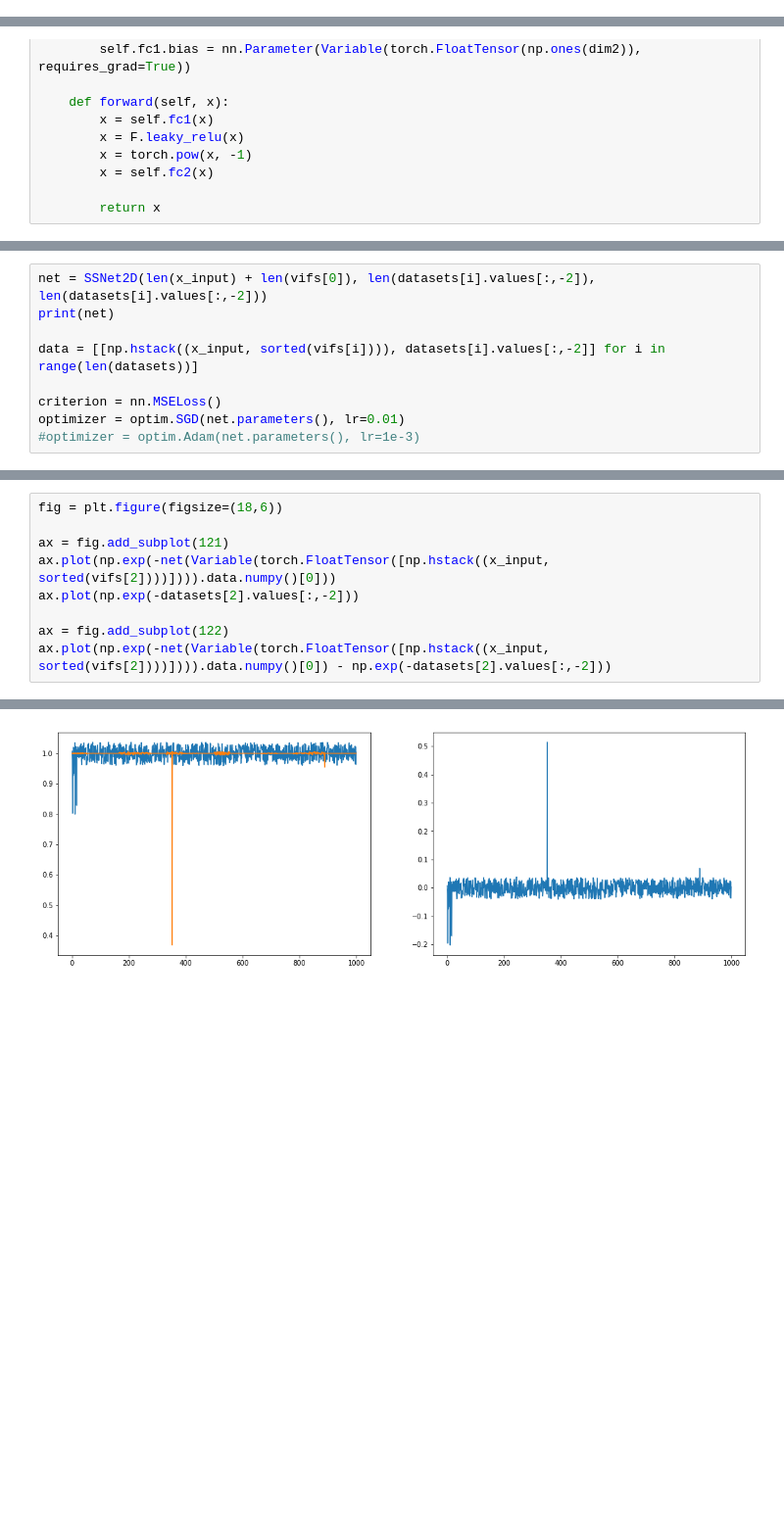
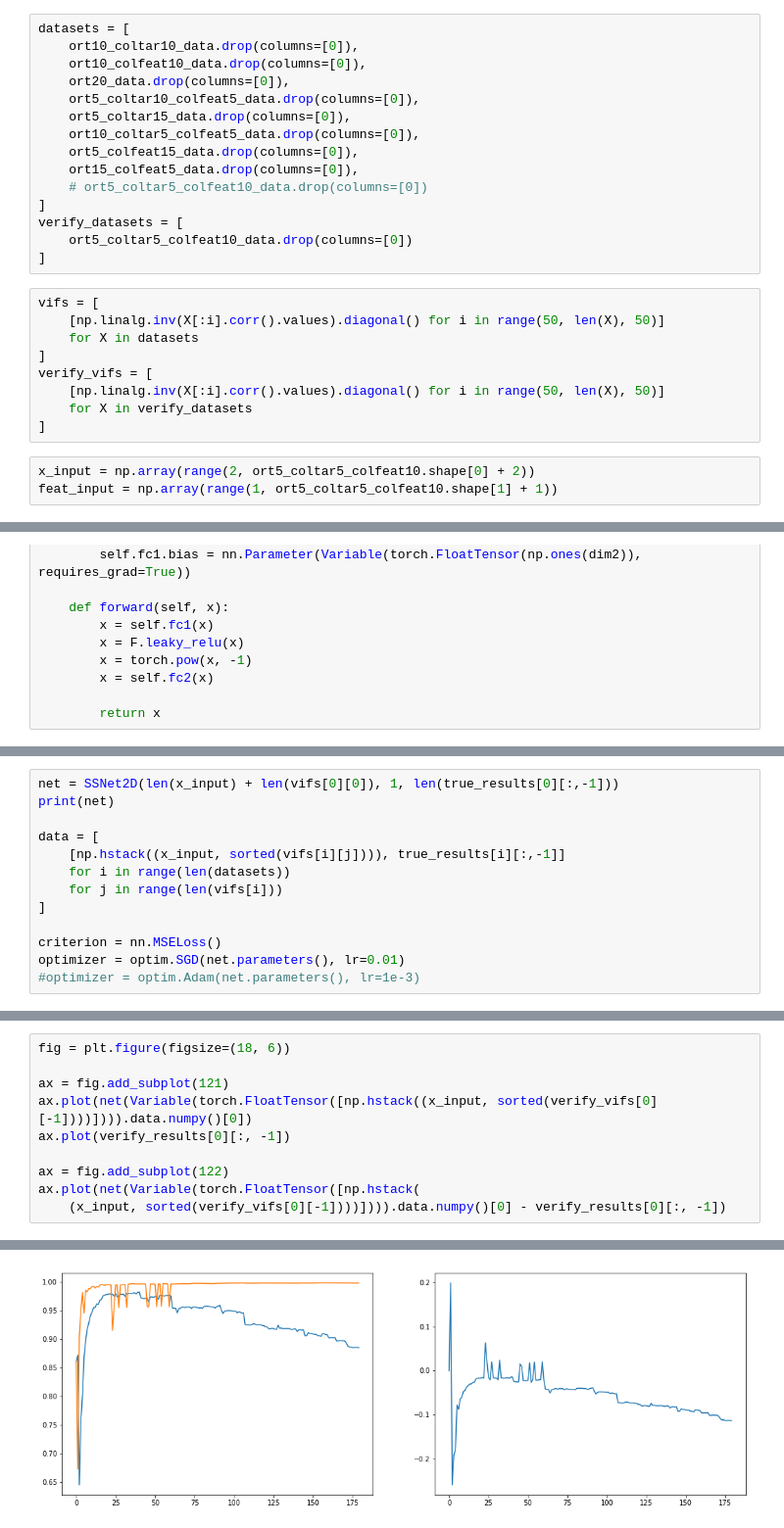
Before and after one commit to Intelligent-Systems-Phystech/ProjectSampleSize, a Jupyter notebook: TorchError.ipynb, the cells around one changed output, grey strips where cells are left out. Shown at 98% size. Saved outputs shown, nothing was run; the diff lists cells and outputs as text; blank space fills up the shorter version.

```diff
--- a/TorchError.ipynb
+++ b/TorchError.ipynb
@@ -626,3 +670,30 @@ Text(0.5, 0, 'Model error')
+# %%
+datasets = [
+    ort10_coltar10_data.drop(columns=[0]),
+    ort10_colfeat10_data.drop(columns=[0]),
+    ort20_data.drop(columns=[0]),
+    ort5_coltar10_colfeat5_data.drop(columns=[0]),
+    ort5_coltar15_data.drop(columns=[0]),
+    ort10_coltar5_colfeat5_data.drop(columns=[0]),
+    ort5_colfeat15_data.drop(columns=[0]),
+    ort15_colfeat5_data.drop(columns=[0]),
+    # ort5_coltar5_colfeat10_data.drop(columns=[0])
+]
+verify_datasets = [
+    ort5_coltar5_colfeat10_data.drop(columns=[0])
+]
+# %%
+vifs = [
+    [np.linalg.inv(X[:i].corr().values).diagonal() for i in range(50, len(X), 50)]
+    for X in datasets
+]
+verify_vifs = [
+    [np.linalg.inv(X[:i].corr().values).diagonal() for i in range(50, len(X), 50)]
+    for X in verify_datasets
+]
+# %%
+x_input = np.array(range(2, ort5_coltar5_colfeat10.shape[0] + 2))
+feat_input = np.array(range(1, ort5_coltar5_colfeat10.shape[1] + 1))
 # %%
 class SSNet2D(nn.Module):
     def __init__(self, dim1=1, dim2=1, dim3=1):
@@ -643,8 +795,12 @@ class SSNet2D(nn.Module):
 # %%
-net = SSNet2D(len(x_input) + len(vifs[0]), len(datasets[i].values[:,-2]), len(datasets[i].values[:,-2]))
+net = SSNet2D(len(x_input) + len(vifs[0][0]), 1, len(true_results[0][:,-1]))
 print(net)
 
-data = [[np.hstack((x_input, sorted(vifs[i]))), datasets[i].values[:,-2]] for i in range(len(datasets))]
+data = [
+    [np.hstack((x_input, sorted(vifs[i][j]))), true_results[i][:,-1]]
+    for i in range(len(datasets))
+    for j in range(len(vifs[i]))
+]
 
 criterion = nn.MSELoss()
 optimizer = optim.SGD(net.parameters(), lr=0.01)
@@ -707,14 +1083,15 @@ ax.plot(np.exp(-net(Variable(torch.FloatTensor([np.hstack((x_input, sorted(vifs[
 # %%
-fig = plt.figure(figsize=(18,6))
+fig = plt.figure(figsize=(18, 6))
 
 ax = fig.add_subplot(121)
-ax.plot(np.exp(-net(Variable(torch.FloatTensor([np.hstack((x_input, sorted(vifs[2])))]))).data.numpy()[0]))
-ax.plot(np.exp(-datasets[2].values[:,-2]))
+ax.plot(net(Variable(torch.FloatTensor([np.hstack((x_input, sorted(verify_vifs[0][-1])))]))).data.numpy()[0])
+ax.plot(verify_results[0][:, -1])
 
 ax = fig.add_subplot(122)
-ax.plot(np.exp(-net(Variable(torch.FloatTensor([np.hstack((x_input, sorted(vifs[2])))]))).data.numpy()[0]) - np.exp(-datasets[2].values[:,-2]))
+ax.plot(net(Variable(torch.FloatTensor([np.hstack(
+    (x_input, sorted(verify_vifs[0][-1])))]))).data.numpy()[0] - verify_results[0][:, -1])
 # %% [output]
 [<matplotlib.lines.Line2D at 0x...>]
 [<matplotlib.lines.Line2D at 0x...>]
 [<matplotlib.lines.Line2D at 0x...>]
-[figure, old version]
+[figure, new version]
```
Also changed, not shown: parts of 34 cells of this notebook.
